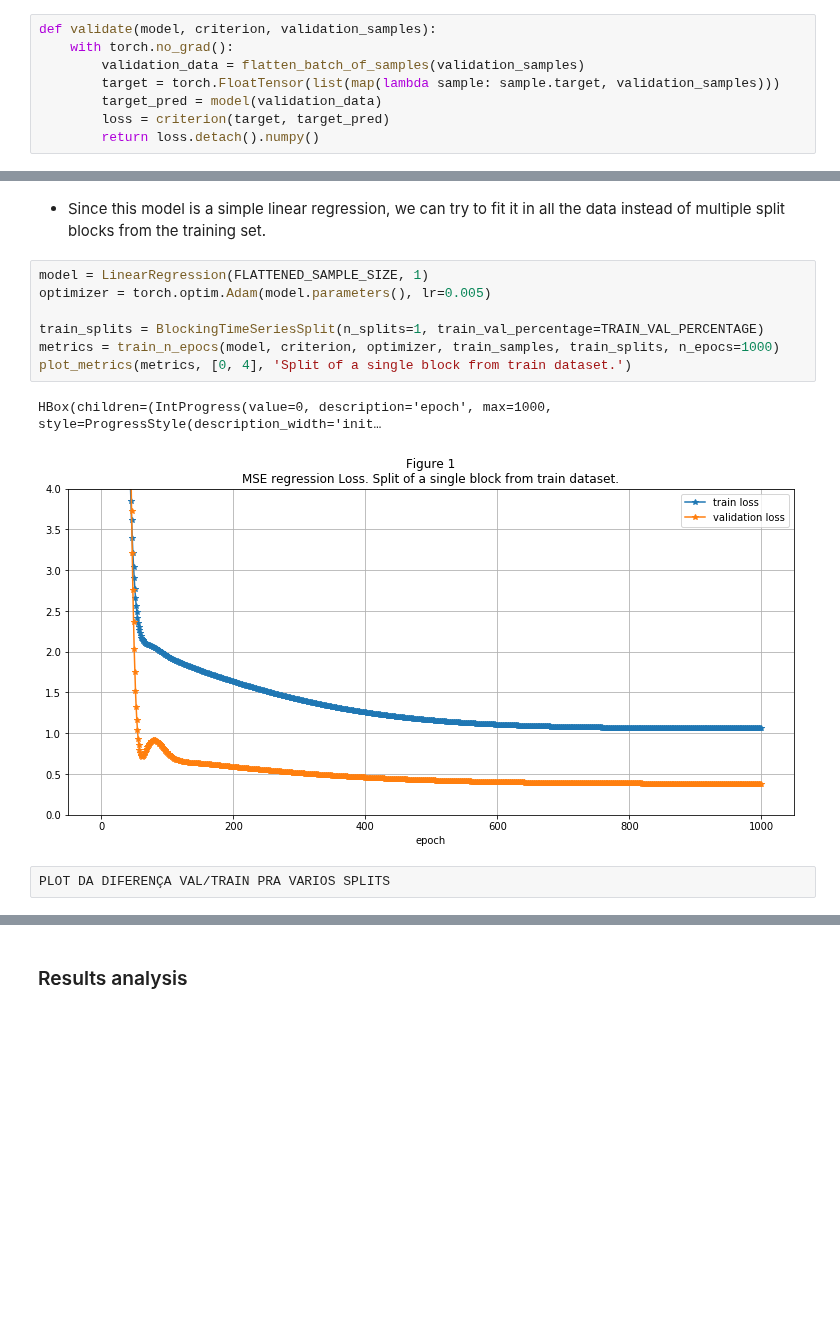
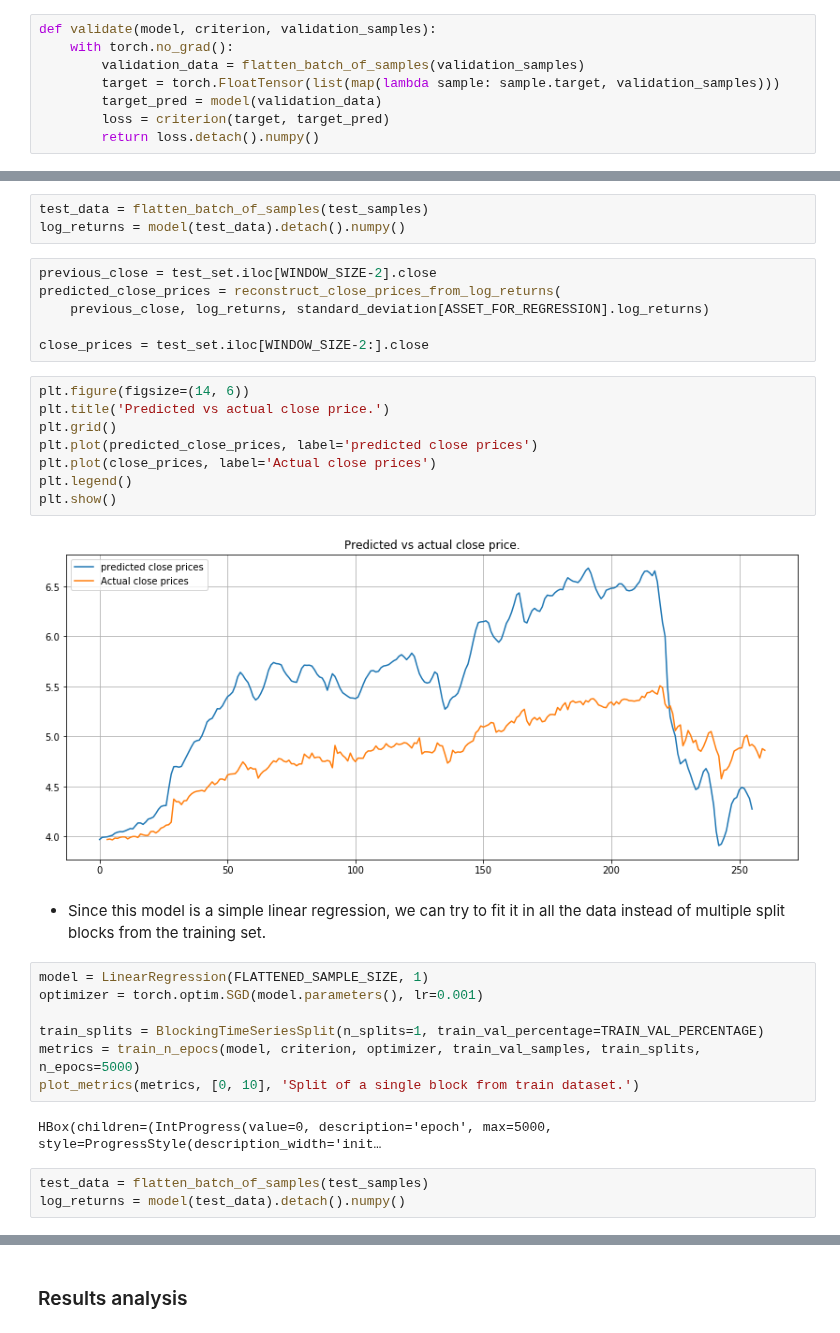
Before and after one commit to leoniloris/Stock-Price-Prediction, a Jupyter notebook: stock_price_prediction.ipynb, the cells around one changed output, grey strips where cells are left out. Cells and saved outputs as stored; diff of their text form; blank space fills up the shorter version.

```diff
--- a/stock_price_prediction.ipynb
+++ b/stock_price_prediction.ipynb
@@ -486,14 +459,33 @@ HBox(children=(IntProgress(value=0, description='epoch', max=1000, style=Progres
+# %%
+test_data = flatten_batch_of_samples(test_samples)
+log_returns = model(test_data).detach().numpy()
+# %%
+previous_close = test_set.iloc[WINDOW_SIZE-2].close
+predicted_close_prices = reconstruct_close_prices_from_log_returns(
+    previous_close, log_returns, standard_deviation[ASSET_FOR_REGRESSION].log_returns)
+
+close_prices = test_set.iloc[WINDOW_SIZE-2:].close
+# %%
+plt.figure(figsize=(14, 6))
+plt.title('Predicted vs actual close price.')
+plt.grid()
+plt.plot(predicted_close_prices, label='predicted close prices')
+plt.plot(close_prices, label='Actual close prices')
+plt.legend()
+plt.show()
+# %% [output]
+[figure, added]
 # %% [markdown]
 * Since this model is a simple linear regression, we can try to fit it in all the data instead of multiple split blocks from the training set.
 # %%
 model = LinearRegression(FLATTENED_SAMPLE_SIZE, 1)
-optimizer = torch.optim.Adam(model.parameters(), lr=0.005)
+optimizer = torch.optim.SGD(model.parameters(), lr=0.001)
 
 train_splits = BlockingTimeSeriesSplit(n_splits=1, train_val_percentage=TRAIN_VAL_PERCENTAGE)
-metrics = train_n_epocs(model, criterion, optimizer, train_samples, train_splits, n_epocs=1000)
-plot_metrics(metrics, [0, 4], 'Split of a single block from train dataset.')
+metrics = train_n_epocs(model, criterion, optimizer, train_val_samples, train_splits, n_epocs=5000)
+plot_metrics(metrics, [0, 10], 'Split of a single block from train dataset.')
 # %% [output]
-HBox(children=(IntProgress(value=0, description='epoch', max=1000, style=ProgressStyle(description_width='init…
+HBox(children=(IntProgress(value=0, description='epoch', max=5000, style=ProgressStyle(description_width='init…
-[figure, removed]
-# %%
-PLOT DA DIFERENÇA VAL/TRAIN PRA VARIOS SPLITS
+# %%
+test_data = flatten_batch_of_samples(test_samples)
+log_returns = model(test_data).detach().numpy()
```
Also changed, not shown: parts of 25 cells of this notebook, 1 other file.
